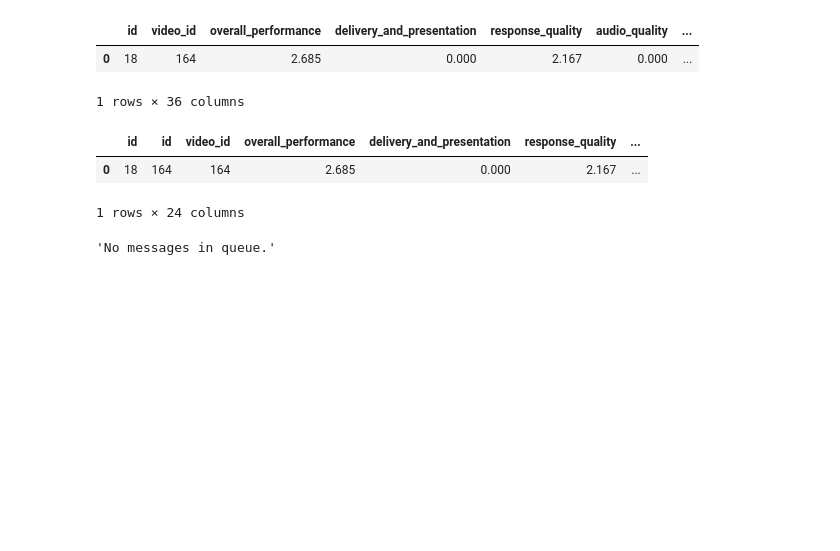
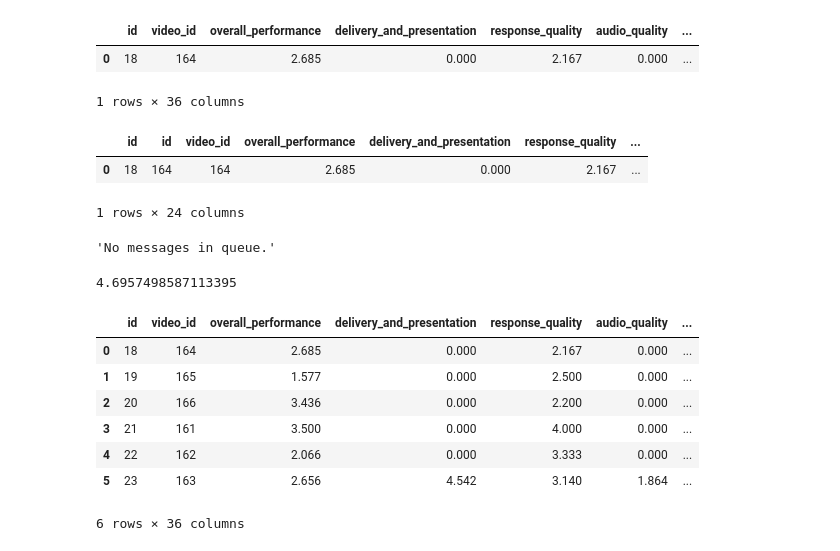
Before and after one commit to tatianaportsova/TeamReel-DS, a Jupyter notebook: testing_all_to_remove_later.ipynb, the cells around one changed output. Drawn from its saved outputs; the diff is of its cells as text; code cells hidden in the pictures; blank space fills up the shorter version.

```diff
--- a/testing_all_to_remove_later.ipynb
+++ b/testing_all_to_remove_later.ipynb
@@ -750,0 +753,20 @@ message
+# %%
+np.random.uniform(3, 5)
+# %% [output]
+4.6957498587113395
+# %%
+query = f"SELECT * FROM videos_feedback, videos WHERE videos_feedback.video_id = videos.id AND videos.owner_id = 201"
+pg_cursor.execute(query)
+results = pg_cursor.fetchall()
+column_names = [column_name[0] for column_name in pg_cursor.description]
+feedback_dataframe = pd.DataFrame(data=results, columns=column_names)
+feedback_dataframe
+# %% [output]
+|  | id | video_id | overall_performance | delivery_and_presentation | response_quality | audio_quality | ... |
+| 0 | 18 | 164 | 2.685 | 0.000 | 2.167 | 0.000 | ... |
+| 1 | 19 | 165 | 1.577 | 0.000 | 2.500 | 0.000 | ... |
+| 2 | 20 | 166 | 3.436 | 0.000 | 2.200 | 0.000 | ... |
+| 3 | 21 | 161 | 3.500 | 0.000 | 4.000 | 0.000 | ... |
+| 4 | 22 | 162 | 2.066 | 0.000 | 3.333 | 0.000 | ... |
+| 5 | 23 | 163 | 2.656 | 4.542 | 3.140 | 1.864 | ... |
+6 rows × 36 columns
```
Also changed, not shown: parts of 6 cells of this notebook, 1 other file.
